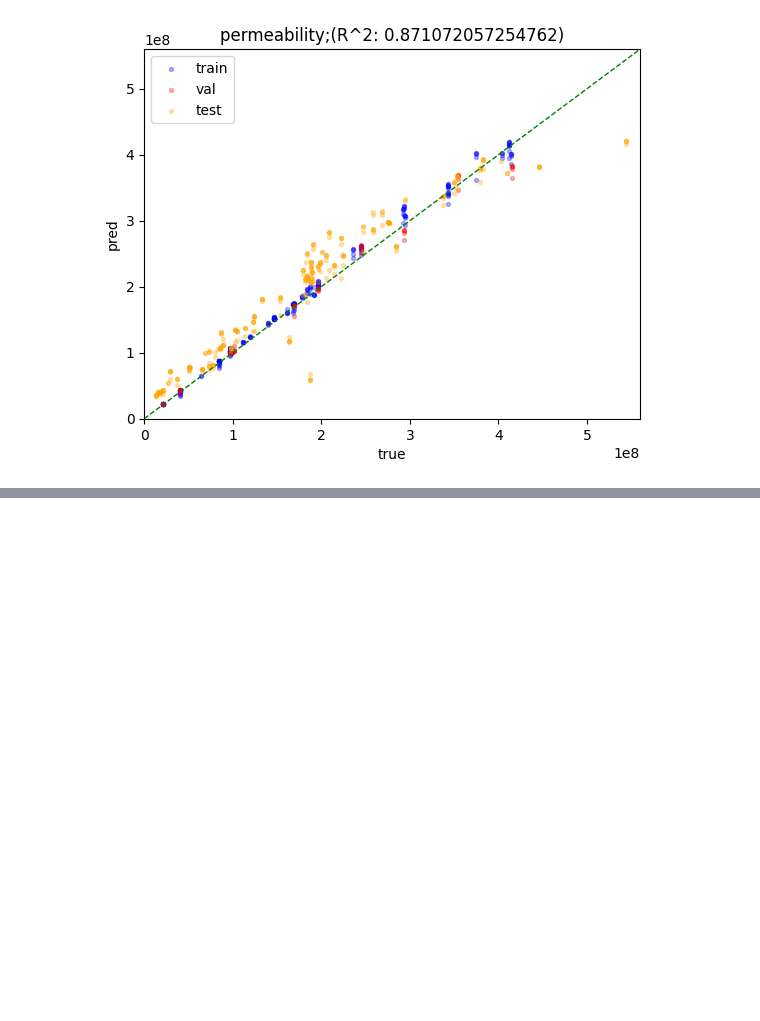
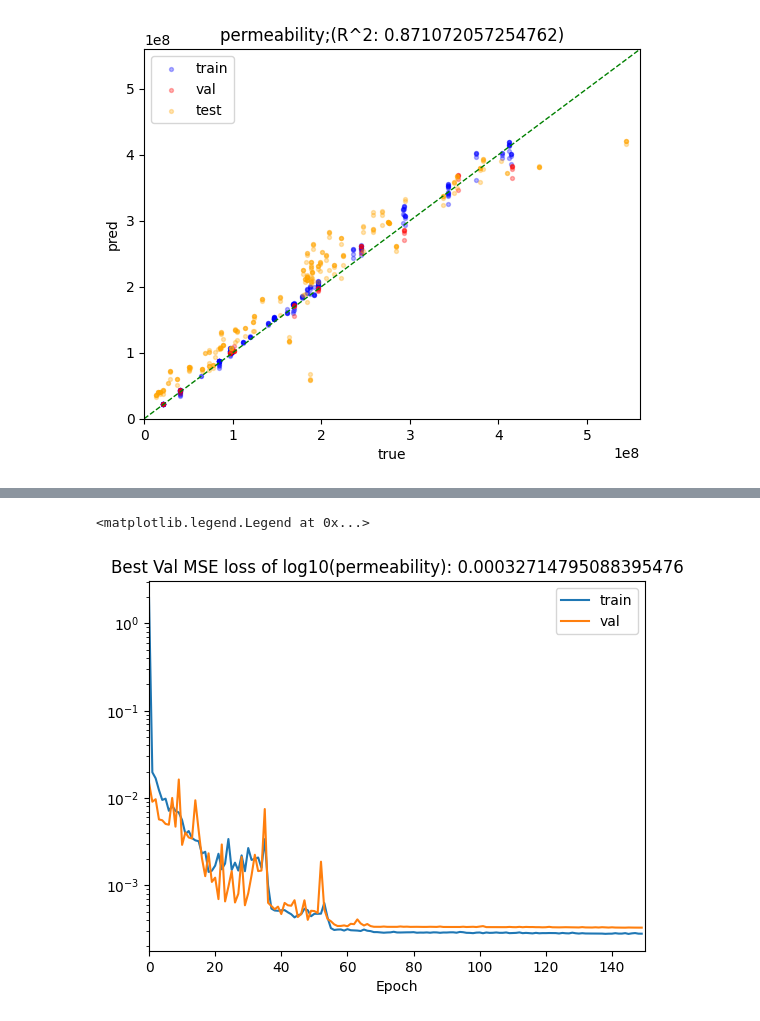
Before and after one commit to LeeGorden/Permeability-Prediction-using-Vision-Transformers, a Jupyter notebook: model/performance_eval_with_val.ipynb, the cells around one changed output, grey strips where cells are left out. Saved outputs shown, nothing was run; the diff lists cells and outputs as text; code cells hidden in the pictures; blank space fills up the shorter version.

Commit message:
Swin Transformer for 3D added

```diff
--- a/model/performance_eval_with_val.ipynb
+++ b/model/performance_eval_with_val.ipynb
@@ -353,0 +358,20 @@ plt.legend((train_plt, val_plt, test_plt), ("train", "val", "test"), loc="best")
+# %%
+# ----------------------For directly calculate accurate for ViT 16----------------------
+root_result_ViT_16 = os.path.abspath(os.path.join(os.getcwd(), "..", "result", "model_trained", "ViT_3D", "SwinTransformer_1"))
+result_ViT_16_train_loss = np.load(os.path.join(root_result_ViT_16, "train_loss.npy"))
+result_ViT_16_val_loss = np.load(os.path.join(root_result_ViT_16, "val_loss.npy"))
+
+result_ViT_16_train_loss_ckpt = list()
+result_ViT_16_val_loss_ckpt = list()
+result_ViT_16_test_loss_ckpt = list()
+result_file = ["ckpt_1", "ckpt_10", "ckpt_20",
+               "ckpt_30", "ckpt_40", "ckpt_50",
+               "ckpt_60", "ckpt_70", "ckpt_80",
+               "ckpt_90", "ckpt_100", "ckpt_110",
+               "ckpt_120", "ckpt_130", "ckpt_140",
+               "ckpt_150"]
+
+for file in result_file:
+    result_ViT_16_train_loss_ckpt.append(np.load(os.path.join(root_result_ViT_16, file, "train_loss.npy")).item())
+    result_ViT_16_val_loss_ckpt.append(np.load(os.path.join(root_result_ViT_16, file, "val_loss.npy")).item())
+    result_ViT_16_test_loss_ckpt.append(np.load(os.path.join(root_result_ViT_16, file, "test_loss.npy")).item())
@@ -353,0 +385,14 @@ plt.legend((train_plt, val_plt, test_plt), ("train", "val", "test"), loc="best")
+# %%
+# plot the train/val loss
+plt.figure()
+plt.title("Best Val MSE loss of log10(permeability): " + str(np.min(result_ViT_16_val_loss)))
+plt.xlabel("Epoch")
+plt.xlim((0, 150))
+# plt.ylim((0, 0.1))
+plt.plot(result_ViT_16_train_loss, label="train")
+plt.plot(result_ViT_16_val_loss, label="val")
+plt.yscale("log")
+plt.legend()
+# %% [output]
+<matplotlib.legend.Legend at 0x...>
+[figure, added]
```
Also changed, not shown: parts of 6 cells of this notebook.
